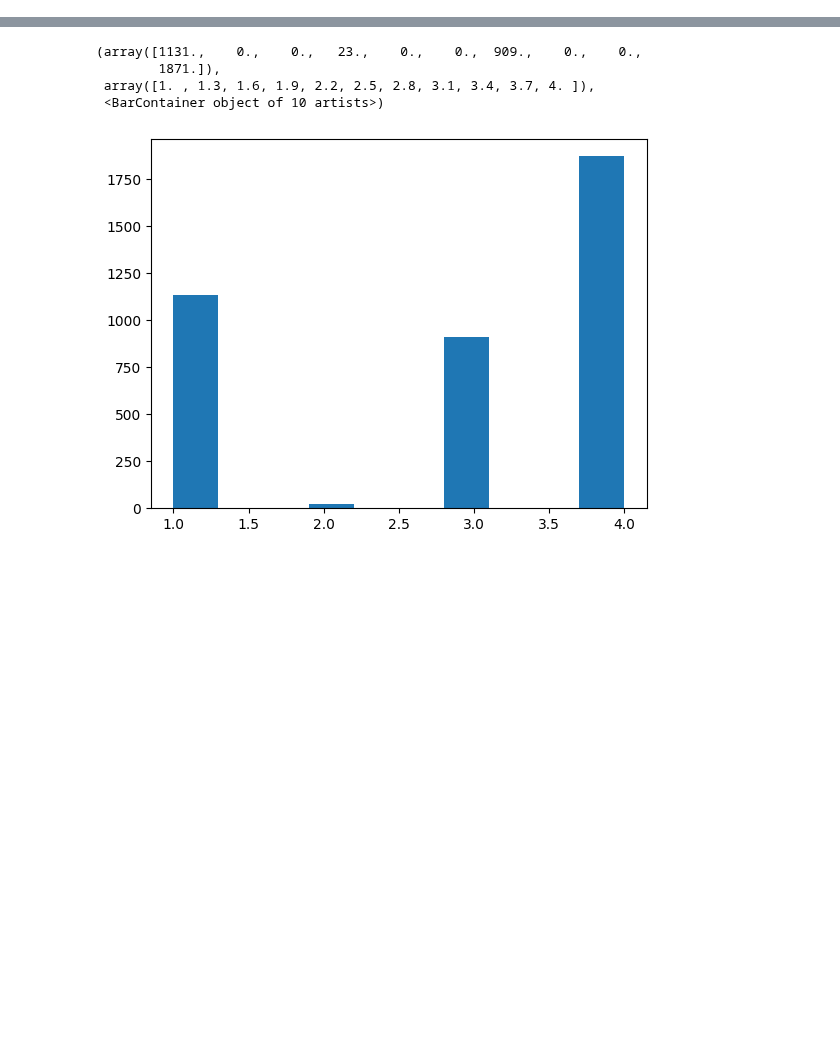
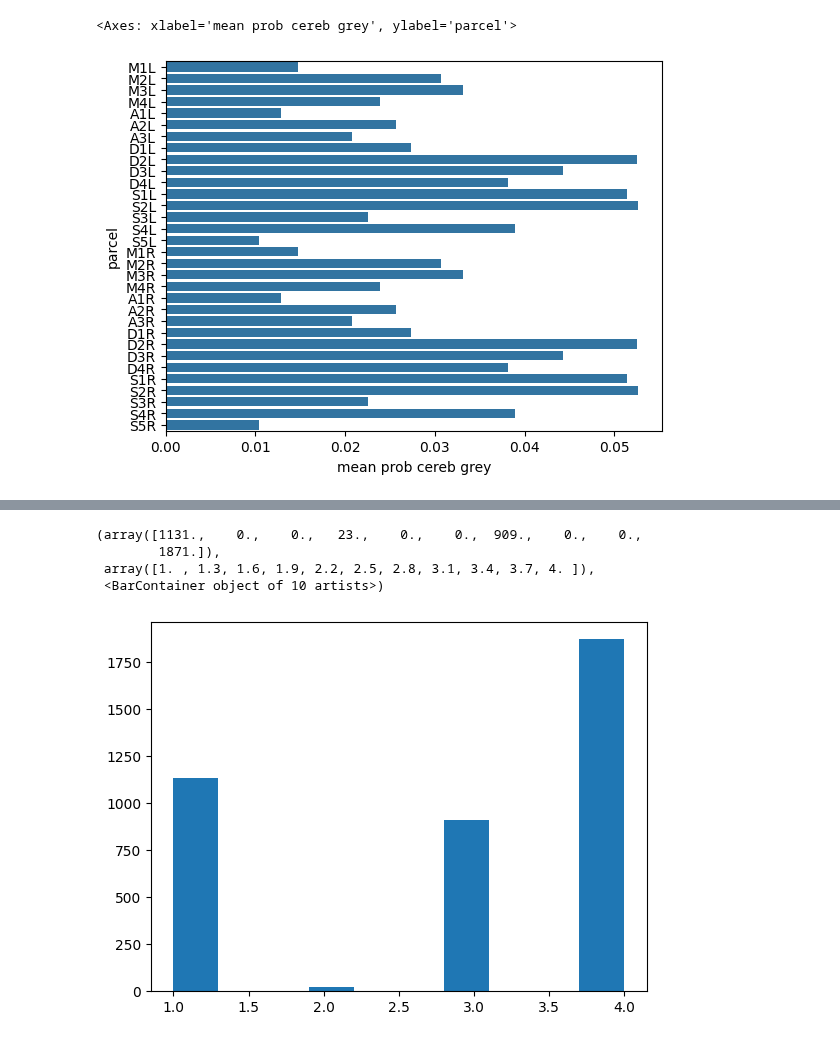
Before and after one commit to DiedrichsenLab/Pontine7T, a Jupyter notebook: notebooks/dentate_atlas.ipynb, the cells around one changed output, grey strips where cells are left out. Saved outputs shown, nothing was run; the diff lists cells and outputs as text; code cells hidden in the pictures; blank space fills up the shorter version.

```diff
--- a/notebooks/dentate_atlas.ipynb
+++ b/notebooks/dentate_atlas.ipynb
@@ -33,0 +58,9 @@ sb.barplot(y='region',x='prob',data=D)
+# %%
+#average probability for each parcel cerebellum grey
+
+p2 = pmap_cereb.mean(axis=1) #mean parcel allocation value of each voxel
+D2=pd.DataFrame({'parcel':roi_names[1:],'mean prob cereb grey':p2})
+sb.barplot(y='parcel',x='mean prob cereb grey',data=D2)
+# %% [output]
+<Axes: xlabel='mean prob cereb grey', ylabel='parcel'>
+[figure, added]
```
Also changed, not shown: parts of 18 cells of this notebook, 1 other file.
